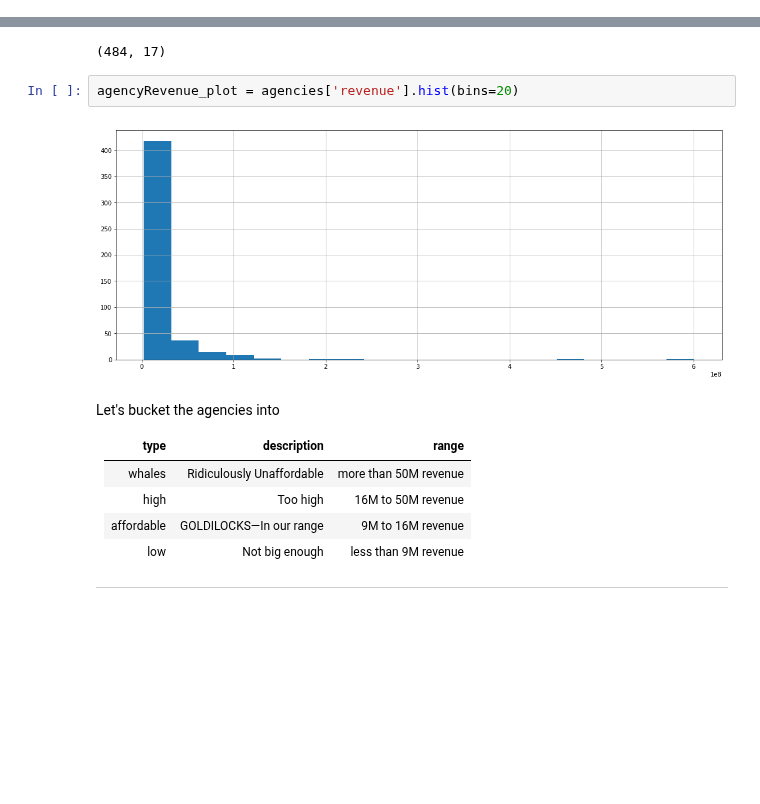
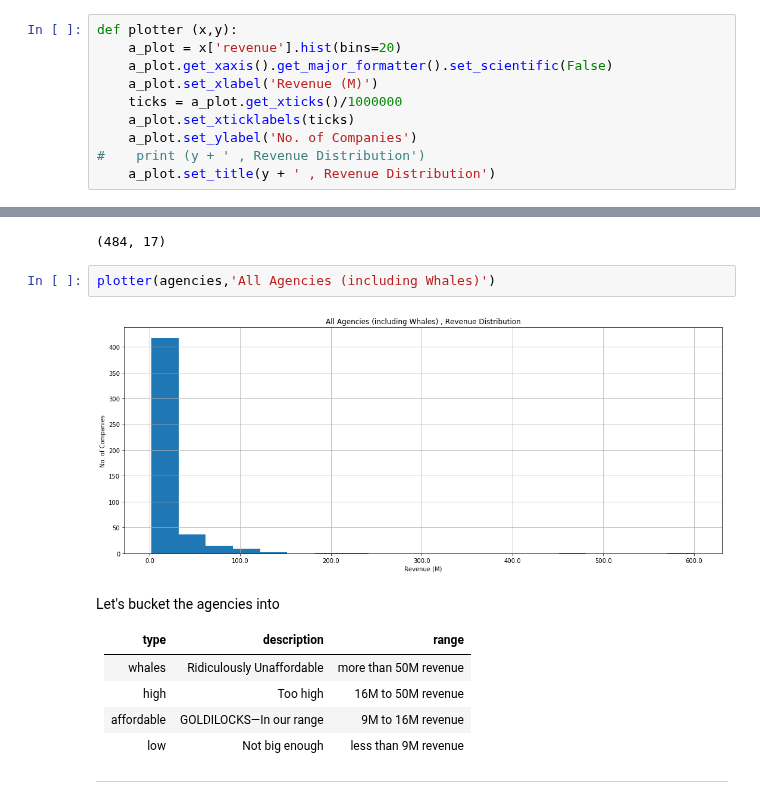
Before and after one commit to xthomas/dataviz, a Jupyter notebook: smallHoldCo/HeadcountRevenue.ipynb, the cells around one changed output, grey strips where cells are left out. Cells and saved outputs as stored; diff of their text form; blank space fills up the shorter version.

Commit message:
Finalized the revenue distribution and Headcount to Revenue ratio for advertising, Software, and Media companies

```diff
--- a/smallHoldCo/HeadcountRevenue.ipynb
+++ b/smallHoldCo/HeadcountRevenue.ipynb
@@ -4,6 +4,16 @@ import glob
 import matplotlib.pyplot as plt
 %matplotlib inline
 plt.rcParams['figure.figsize'] = (18.0, 7.0)
+# %%
+def plotter (x,y):
+    a_plot = x['revenue'].hist(bins=20)
+    a_plot.get_xaxis().get_major_formatter().set_scientific(False)
+    a_plot.set_xlabel('Revenue (M)')
+    ticks = a_plot.get_xticks()/1000000
+    a_plot.set_xticklabels(ticks)
+    a_plot.set_ylabel('No. of Companies')
+#    print (y + ' , Revenue Distribution')
+    a_plot.set_title(y + ' , Revenue Distribution')
 # %%
 glob.glob('./data/*.csv')
 # %% [output]
@@ -60,10 +70,10 @@ agencies = df16[(df16['industry'] == "Advertising & Marketing")]
 agencies.shape
 # %% [output]
 (484, 17)
-# %%
-agencyRevenue_plot = agencies['revenue'].hist(bins=20)
-# %% [output]
-[figure, removed]
+# %%
+plotter(agencies,'All Agencies (including Whales)')
+# %% [output]
+[figure, added]
 # %% [markdown]
 Let's bucket the agencies into
 
```
Also changed, not shown: parts of 16 cells of this notebook.
